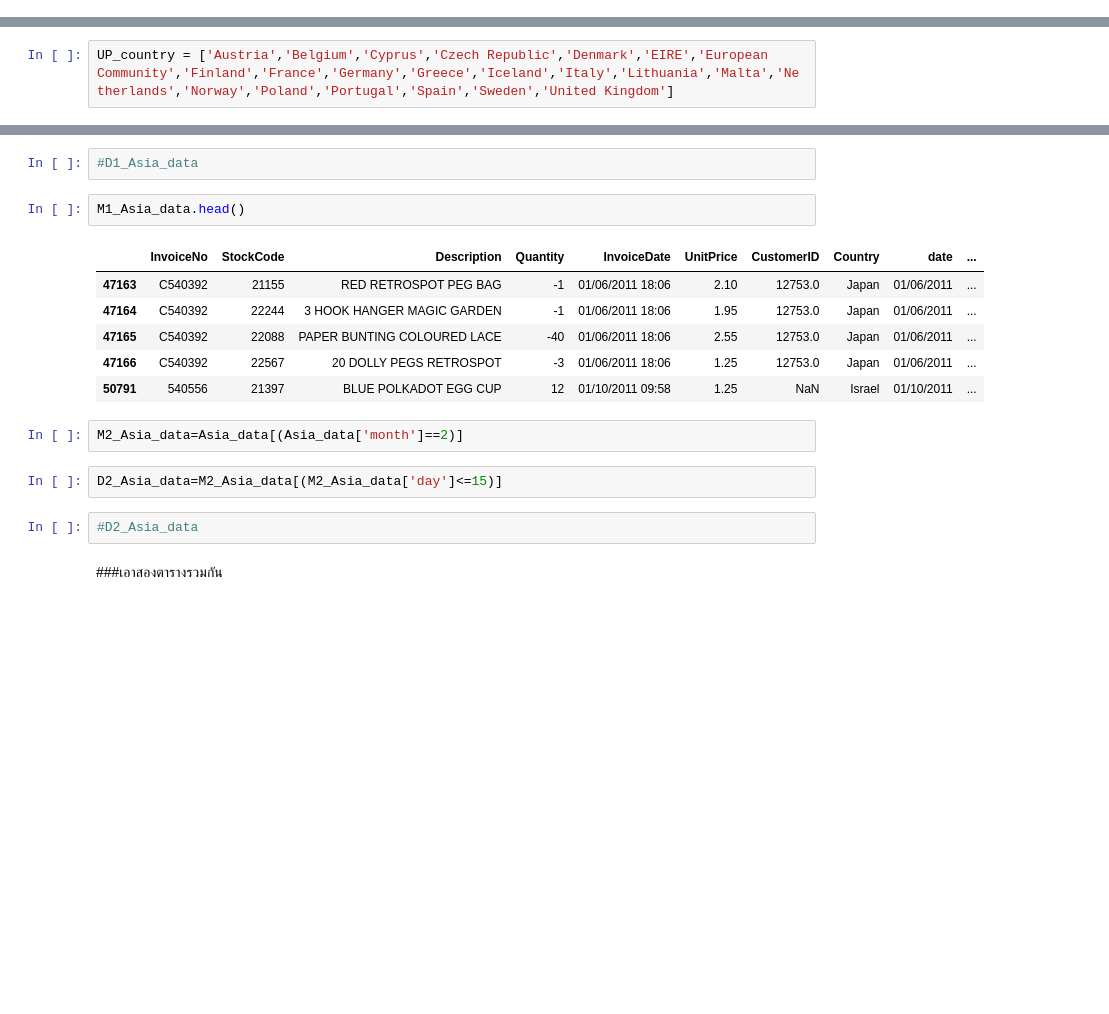
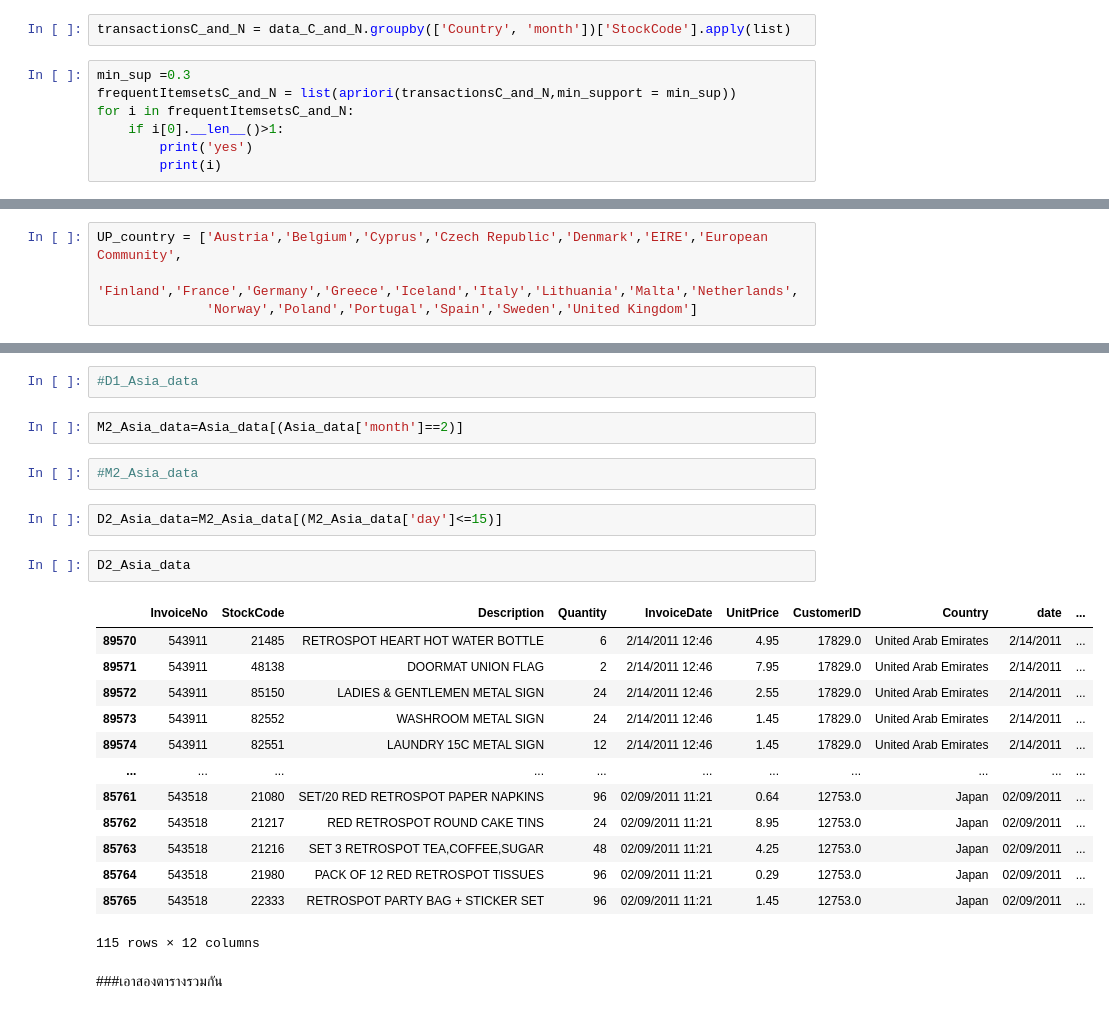
Before and after one commit to Tawanss/BSC_DPDM2023, a Jupyter notebook: Frequent_Patterns_(Association_Rules).ipynb, the cells around one changed output, grey strips where cells are left out. Saved outputs shown, nothing was run; the diff lists cells and outputs as text; blank space fills up the shorter version.

```diff
--- a/Frequent_Patterns_(Association_Rules).ipynb
+++ b/Frequent_Patterns_(Association_Rules).ipynb
@@ -219,0 +277,9 @@ RelationRecord(items=frozenset({'22910', '22086'}), support=0.047697368421052634
+# %%
+transactionsC_and_N = data_C_and_N.groupby(['Country', 'month'])['StockCode'].apply(list)
+# %%
+min_sup =0.3
+frequentItemsetsC_and_N = list(apriori(transactionsC_and_N,min_support = min_sup))
+for i in frequentItemsetsC_and_N:
+    if i[0].__len__()>1:
+        print('yes')
+        print(i)
@@ -250,7 +329,9 @@ set(data['Country'])
 # %% [markdown]
 ทวีปยุโรป
 # %%
-UP_country = ['Austria','Belgium','Cyprus','Czech Republic','Denmark','EIRE','European Community','Finland','France','Germany','Greece','Iceland','Italy','Lithuania','Malta','Netherlands','Norway','Poland','Portugal','Spain','Sweden','United Kingdom']
+UP_country = ['Austria','Belgium','Cyprus','Czech Republic','Denmark','EIRE','European Community',
+              'Finland','France','Germany','Greece','Iceland','Italy','Lithuania','Malta','Netherlands',
+              'Norway','Poland','Portugal','Spain','Sweden','United Kingdom']
 # %% [markdown]
 ทวีปเอเชีย
 # %%
@@ -309,21 +394,28 @@ M1_Asia_data=Asia_data[(Asia_data['month']==1)]
 D1_Asia_data=M1_Asia_data[(M1_Asia_data['day']>=15)]
 # %%
 #D1_Asia_data
-# %%
-M1_Asia_data.head()
-# %% [output]
-|  | InvoiceNo | StockCode | Description | Quantity | InvoiceDate | UnitPrice | CustomerID | Country | date | ... |
-| 47163 | C540392 | 21155 | RED RETROSPOT PEG BAG | -1 | 01/06/2011 18:06 | 2.10 | 12753.0 | Japan | 01/06/2011 | ... |
-| 47164 | C540392 | 22244 | 3 HOOK HANGER MAGIC GARDEN | -1 | 01/06/2011 18:06 | 1.95 | 12753.0 | Japan | 01/06/2011 | ... |
-| 47165 | C540392 | 22088 | PAPER BUNTING COLOURED LACE | -40 | 01/06/2011 18:06 | 2.55 | 12753.0 | Japan | 01/06/2011 | ... |
-| 47166 | C540392 | 22567 | 20 DOLLY PEGS RETROSPOT | -3 | 01/06/2011 18:06 | 1.25 | 12753.0 | Japan | 01/06/2011 | ... |
-| 50791 | 540556 | 21397 | BLUE POLKADOT EGG CUP | 12 | 01/10/2011 09:58 | 1.25 | NaN | Israel | 01/10/2011 | ... |
 # %%
 M2_Asia_data=Asia_data[(Asia_data['month']==2)]
+# %%
+#M2_Asia_data
 # %%
 D2_Asia_data=M2_Asia_data[(M2_Asia_data['day']<=15)]
-# %%
-#D2_Asia_data
+# %%
+D2_Asia_data
+# %% [output]
+|  | InvoiceNo | StockCode | Description | Quantity | InvoiceDate | UnitPrice | CustomerID | Country | date | ... |
+| 89570 | 543911 | 21485 | RETROSPOT HEART HOT WATER BOTTLE | 6 | 2/14/2011 12:46 | 4.95 | 17829.0 | United Arab Emirates | 2/14/2011 | ... |
+| 89571 | 543911 | 48138 | DOORMAT UNION FLAG | 2 | 2/14/2011 12:46 | 7.95 | 17829.0 | United Arab Emirates | 2/14/2011 | ... |
+| 89572 | 543911 | 85150 | LADIES & GENTLEMEN METAL SIGN | 24 | 2/14/2011 12:46 | 2.55 | 17829.0 | United Arab Emirates | 2/14/2011 | ... |
+| 89573 | 543911 | 82552 | WASHROOM METAL SIGN | 24 | 2/14/2011 12:46 | 1.45 | 17829.0 | United Arab Emirates | 2/14/2011 | ... |
+| 89574 | 543911 | 82551 | LAUNDRY 15C METAL SIGN | 12 | 2/14/2011 12:46 | 1.45 | 17829.0 | United Arab Emirates | 2/14/2011 | ... |
+| ... | ... | ... | ... | ... | ... | ... | ... | ... | ... | ... |
+| 85761 | 543518 | 21080 | SET/20 RED RETROSPOT PAPER NAPKINS | 96 | 02/09/2011 11:21 | 0.64 | 12753.0 | Japan | 02/09/2011 | ... |
+| 85762 | 543518 | 21217 | RED RETROSPOT ROUND CAKE TINS | 24 | 02/09/2011 11:21 | 8.95 | 12753.0 | Japan | 02/09/2011 | ... |
+| 85763 | 543518 | 21216 | SET 3 RETROSPOT TEA,COFFEE,SUGAR | 48 | 02/09/2011 11:21 | 4.25 | 12753.0 | Japan | 02/09/2011 | ... |
+| 85764 | 543518 | 21980 | PACK OF 12 RED RETROSPOT TISSUES | 96 | 02/09/2011 11:21 | 0.29 | 12753.0 | Japan | 02/09/2011 | ... |
+| 85765 | 543518 | 22333 | RETROSPOT PARTY BAG + STICKER SET | 96 | 02/09/2011 11:21 | 1.45 | 12753.0 | Japan | 02/09/2011 | ... |
+115 rows × 12 columns
 # %% [markdown]
 ###เอาสองตารางรวมกัน
 # %%
```
Also changed, not shown: parts of 35 cells of this notebook.
